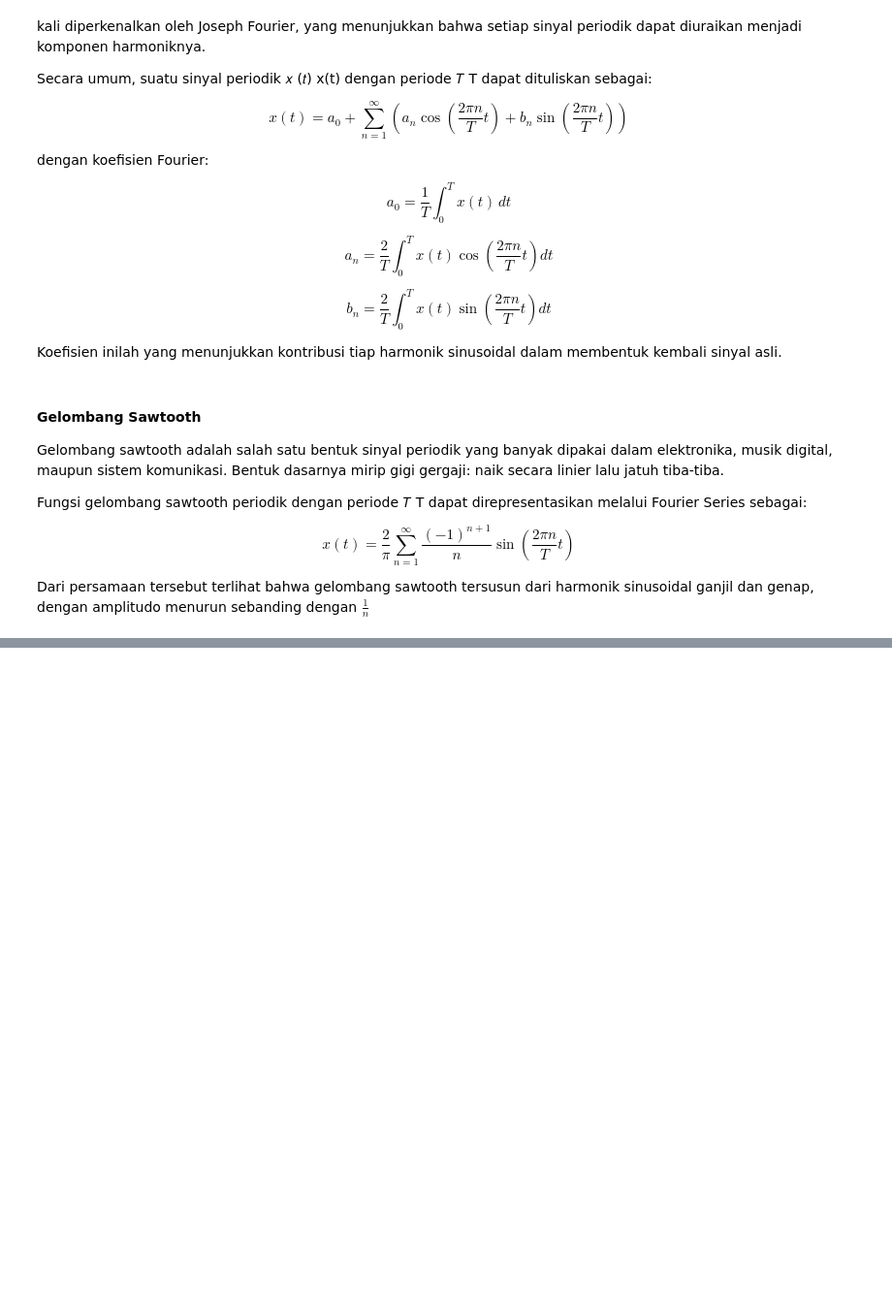
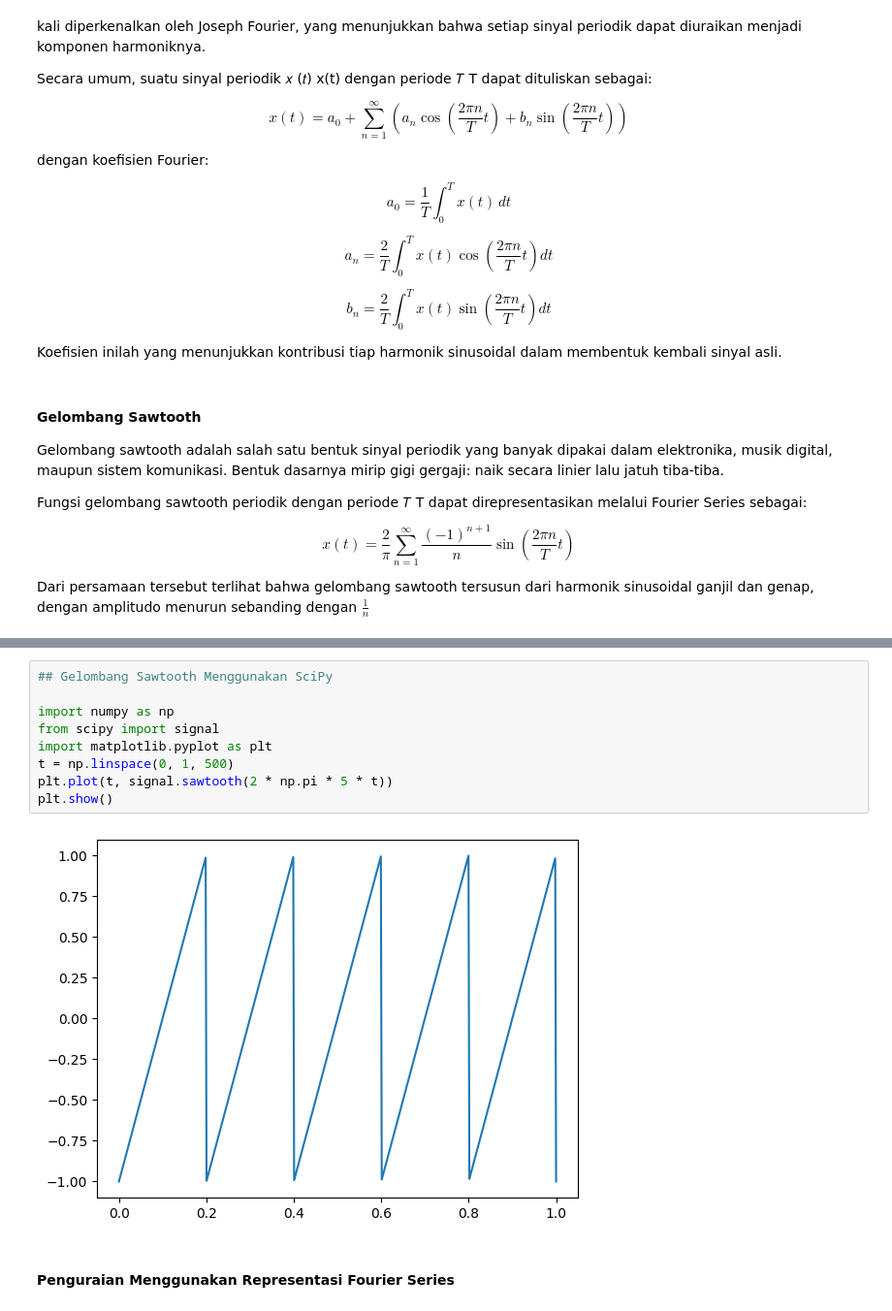
Before and after one commit to Kyr1ns/SignalSystem-C, a Jupyter notebook: ch3-fourier-series/kelompok-1/essay.ipynb, the cells around one changed output, grey strips where cells are left out. Shown at 97% size. Saved outputs shown, nothing was run; the diff lists cells and outputs as text; blank space fills up the shorter version.

```diff
--- a/ch3-fourier-series/kelompok-1/essay.ipynb
+++ b/ch3-fourier-series/kelompok-1/essay.ipynb
@@ -122,3 +131,16 @@ Dari persamaan tersebut terlihat bahwa gelombang sawtooth tersusun dari harmonik
+# %%
+## Gelombang Sawtooth Menggunakan SciPy
+
+import numpy as np
+from scipy import signal
+import matplotlib.pyplot as plt
+t = np.linspace(0, 1, 500)
+plt.plot(t, signal.sawtooth(2 * np.pi * 5 * t))
+plt.show()
+# %% [output]
+[figure, added]
+# %% [markdown]
+#### Penguraian Menggunakan Representasi Fourier Series
 # %% [markdown]
 ---
 
```
Also changed, not shown: parts of 3 cells of this notebook, 6 other files.
